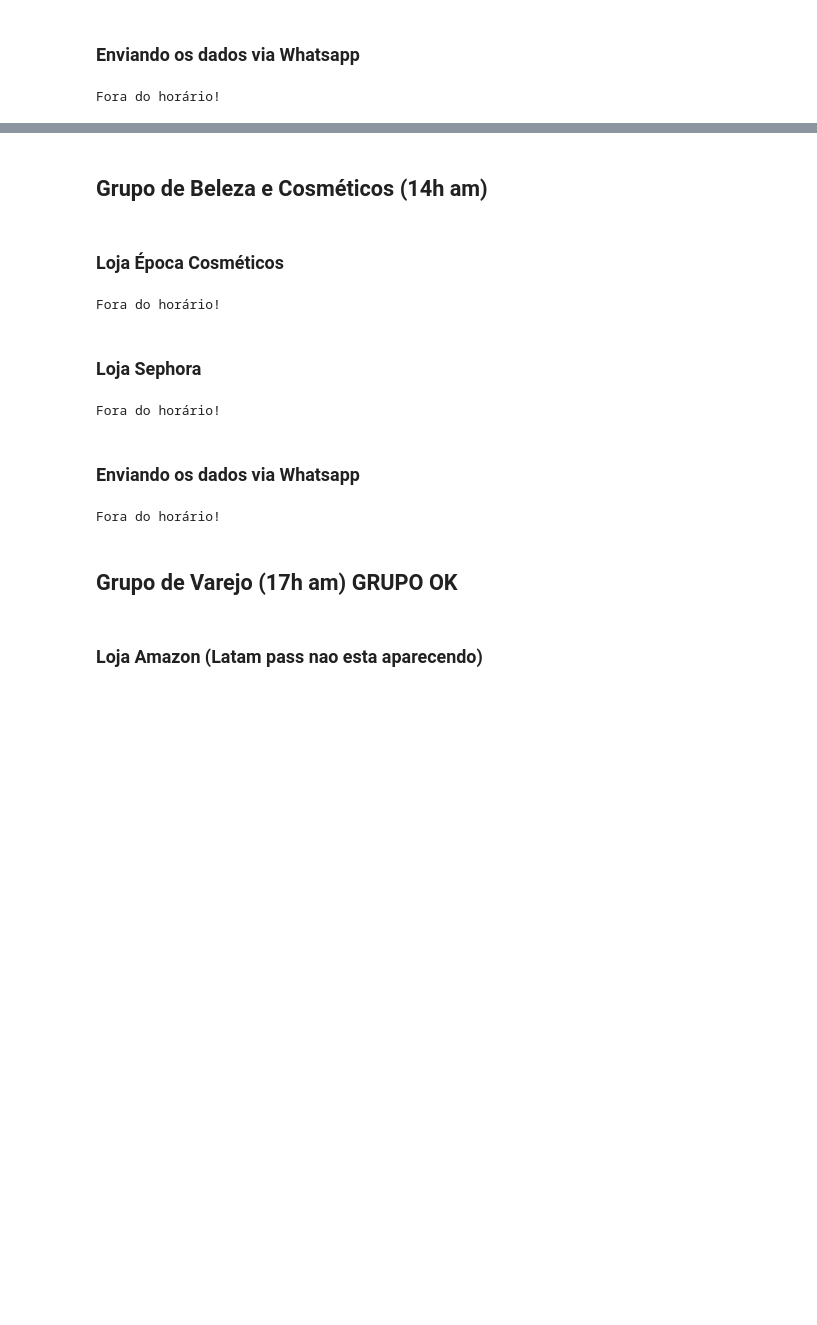
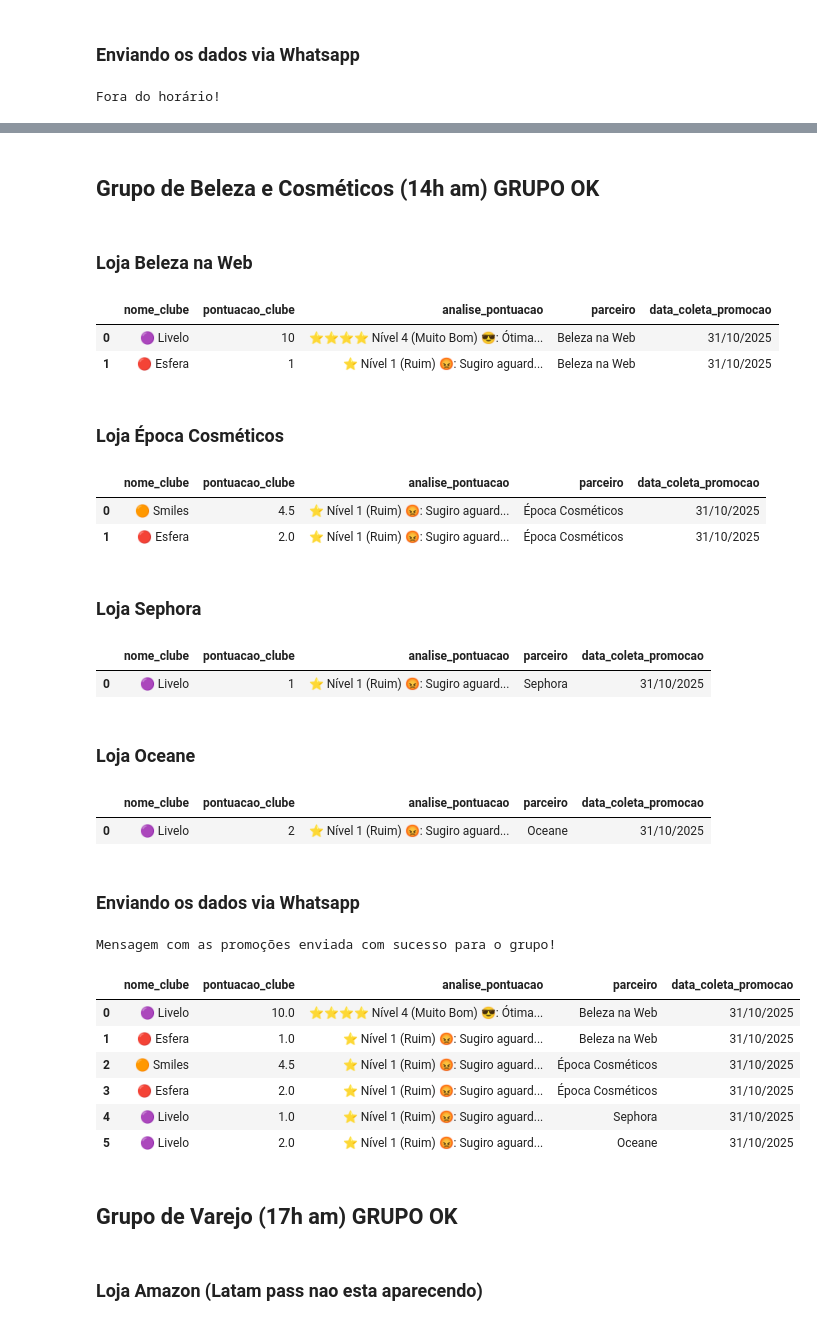
Before and after one commit to murillo-borges/webscraping-livelo-esfera, a Jupyter notebook: Webscraping_Whats_Milhas.ipynb, the cells around one changed output, grey strips where cells are left out. Drawn from its saved outputs; the diff is of its cells as text; code cells hidden in the pictures; blank space fills up the shorter version.

```diff
--- a/Webscraping_Whats_Milhas.ipynb
+++ b/Webscraping_Whats_Milhas.ipynb
@@ -527,9 +715,27 @@ Fora do horário!
 # %% [markdown]
-## Grupo de Beleza e Cosméticos (14h am)
+## Grupo de Beleza e Cosméticos (14h am) GRUPO OK
+# %% [markdown]
+### Loja Beleza na Web
+# %%
+hora_atual = agora_brasilia.hour
+
+if hora_atual >= hora_min_grupo_cosmeticos and hora_atual < hora_min_grupo_cosmeticos:
+    df_beleza_web = coletar_promocoes(
+        url="https://www.comparemania.com.br/cashback-beleza-na-web/",
+        parceiro="Beleza na Web",
+        data_formatada=data_formatada,
+        nomes_alvo=nomes_alvo
+    )
+    display(df_beleza_web)
+else:
+    print("Fora do horário!")
+# %% [output]
+|  | nome_clube | pontuacao_clube | analise_pontuacao | parceiro | data_coleta_promocao |
+| 0 | 🟣 Livelo | 10 | ⭐⭐⭐⭐ Nível 4 (Muito Bom) 😎: Ótima... | Beleza na Web | 31/10/2025 |
+| 1 | 🔴 Esfera | 1 | ⭐ Nível 1 (Ruim) 😡: Sugiro aguard... | Beleza na Web | 31/10/2025 |
 # %% [markdown]
 ### Loja Época Cosméticos
 # %%
-nomes_alvo = ["livelo", "esfera", "smiles", "azul", "shopping latam", "latam"]
 hora_atual = agora_brasilia.hour
 
 if hora_atual >= hora_min_grupo_cosmeticos and hora_atual < hora_max_grupo_cosmeticos:
@@ -543,11 +749,12 @@ if hora_atual >= hora_min_grupo_cosmeticos and hora_atual < hora_max_grupo_cosme
 else:
     print("Fora do horário!")
 # %% [output]
-Fora do horário!
+|  | nome_clube | pontuacao_clube | analise_pontuacao | parceiro | data_coleta_promocao |
+| 0 | 🟠 Smiles | 4.5 | ⭐ Nível 1 (Ruim) 😡: Sugiro aguard... | Época Cosméticos | 31/10/2025 |
+| 1 | 🔴 Esfera | 2.0 | ⭐ Nível 1 (Ruim) 😡: Sugiro aguard... | Época Cosméticos | 31/10/2025 |
 # %% [markdown]
 ### Loja Sephora
 # %%
-nomes_alvo = ["livelo", "esfera", "smiles", "azul", "shopping latam", "latam"]
 hora_atual = agora_brasilia.hour
 
 if hora_atual >= hora_min_grupo_cosmeticos and hora_atual < hora_max_grupo_cosmeticos:
@@ -561,27 +768,45 @@ if hora_atual >= hora_min_grupo_cosmeticos and hora_atual < hora_max_grupo_cosme
 else:
     print("Fora do horário!")
 # %% [output]
-Fora do horário!
+|  | nome_clube | pontuacao_clube | analise_pontuacao | parceiro | data_coleta_promocao |
+| 0 | 🟣 Livelo | 1 | ⭐ Nível 1 (Ruim) 😡: Sugiro aguard... | Sephora | 31/10/2025 |
+# %% [markdown]
+### Loja Oceane
+# %%
+hora_atual = agora_brasilia.hour
+
+if hora_atual >= hora_min_grupo_cosmeticos and hora_atual < hora_max_grupo_cosmeticos:
+    df_oceane = coletar_promocoes(
+        url="https://www.comparemania.com.br/cashback-oceane/",
+        parceiro="Oceane",
+        data_formatada=data_formatada,
+        nomes_alvo=nomes_alvo
+    )
+    display(df_oceane)
+else:
+    print("Fora do horário!")
+# %% [output]
+|  | nome_clube | pontuacao_clube | analise_pontuacao | parceiro | data_coleta_promocao |
+| 0 | 🟣 Livelo | 2 | ⭐ Nível 1 (Ruim) 😡: Sugiro aguard... | Oceane | 31/10/2025 |
 # %% [markdown]
 ### Enviando os dados via Whatsapp
 # %%
 if hora_atual >= hora_min_grupo_cosmeticos and hora_atual < hora_max_grupo_cosmeticos:
   # Concatenando os dataframes
-  df_final = pd.concat([df_epoca_cosmeticos, df_sephora], ignore_index=True)
-  df_final
+  df_final = pd.concat([df_beleza_web, df_epoca_cosmeticos, df_sephora, df_oceane], ignore_index=True)
 
   # Criando a mensagem do grupo de Beleza e Cosméticos
   msg = ""
   msg_titulo = f"💄 *Resumo das Promoções da Categoria de Beleza e Cosméticos em {data_formatada}: 👇*"
 
   for index, row in df_final.iterrows():
-    msg += f"""
+    msg += textwrap.dedent(f"""
   *Parceiro:* {row["parceiro"]}
   *Programa de Fidelidade:* {row["nome_clube"]}
   *Pontuação:* {row["pontuacao_clube"]}
   *Análise da Promoção:* {row["analise_pontuacao"]}
 
-  {"-"*30}"""
+  {"-"*30}""").strip()
 
   msg_grupo = msg_titulo + "\n""\n" + msg
 
@@ -593,38 +818,47 @@ if hora_atual >= hora_min_grupo_cosmeticos and hora_atual < hora_max_grupo_cosme
   API_KEY = 'sk_hRzCfVl0hSFebdFmmN0hwhpNZtVA9JqIdscEpatVHyreMM9f'
 
   # JID do grupo (obtido via rota /groups)
-  group_jid = id_grupo_envio
+  group_jid = '120363040547851644@g.us'
 
   # Mensagem
   message_promo = msg_grupo
 
   # Endpoint
   url = f"https://api.zapperapi.com/{INSTANCE_ID}/messages/text"
 
   headers = {
       "X-Api-Key": API_KEY,
       "Content-Type": "application/json"
   }
 
   # Payload
   payload = {
       "jid": group_jid,
       "message": message_promo,
   }
 
   #Enviando as promoções
   response = requests.post(url, json=payload, headers=headers)
 
   # Resposta
   if response.status_code == 200:
       print("Mensagem com as promoções enviada com sucesso para o grupo!")
   else:
       print(f"Erro ao enviar mensagem: {response.status_code} - {response.text}")
 
+  display(df_final)
+
 else:
   print("Fora do horário!")
 # %% [output]
-Fora do horário!
+Mensagem com as promoções enviada com sucesso para o grupo!
+|  | nome_clube | pontuacao_clube | analise_pontuacao | parceiro | data_coleta_promocao |
+| 0 | 🟣 Livelo | 10.0 | ⭐⭐⭐⭐ Nível 4 (Muito Bom) 😎: Ótima... | Beleza na Web | 31/10/2025 |
+| 1 | 🔴 Esfera | 1.0 | ⭐ Nível 1 (Ruim) 😡: Sugiro aguard... | Beleza na Web | 31/10/2025 |
+| 2 | 🟠 Smiles | 4.5 | ⭐ Nível 1 (Ruim) 😡: Sugiro aguard... | Época Cosméticos | 31/10/2025 |
+| 3 | 🔴 Esfera | 2.0 | ⭐ Nível 1 (Ruim) 😡: Sugiro aguard... | Época Cosméticos | 31/10/2025 |
+| 4 | 🟣 Livelo | 1.0 | ⭐ Nível 1 (Ruim) 😡: Sugiro aguard... | Sephora | 31/10/2025 |
+| 5 | 🟣 Livelo | 2.0 | ⭐ Nível 1 (Ruim) 😡: Sugiro aguard... | Oceane | 31/10/2025 |
 # %% [markdown]
 ## Grupo de Varejo (17h am) GRUPO OK
 # %% [markdown]
```
Also changed, not shown: parts of 23 cells of this notebook.
